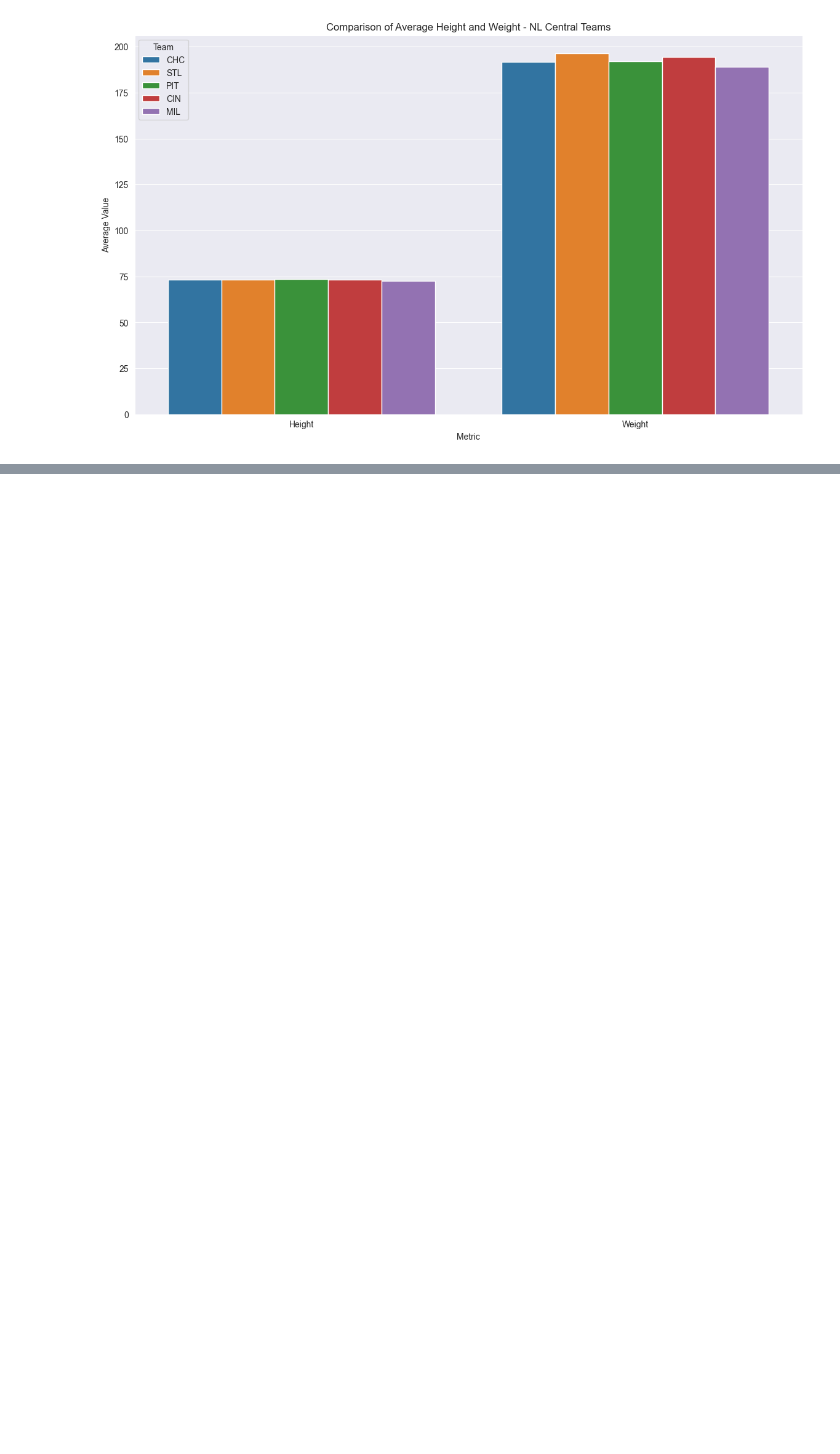
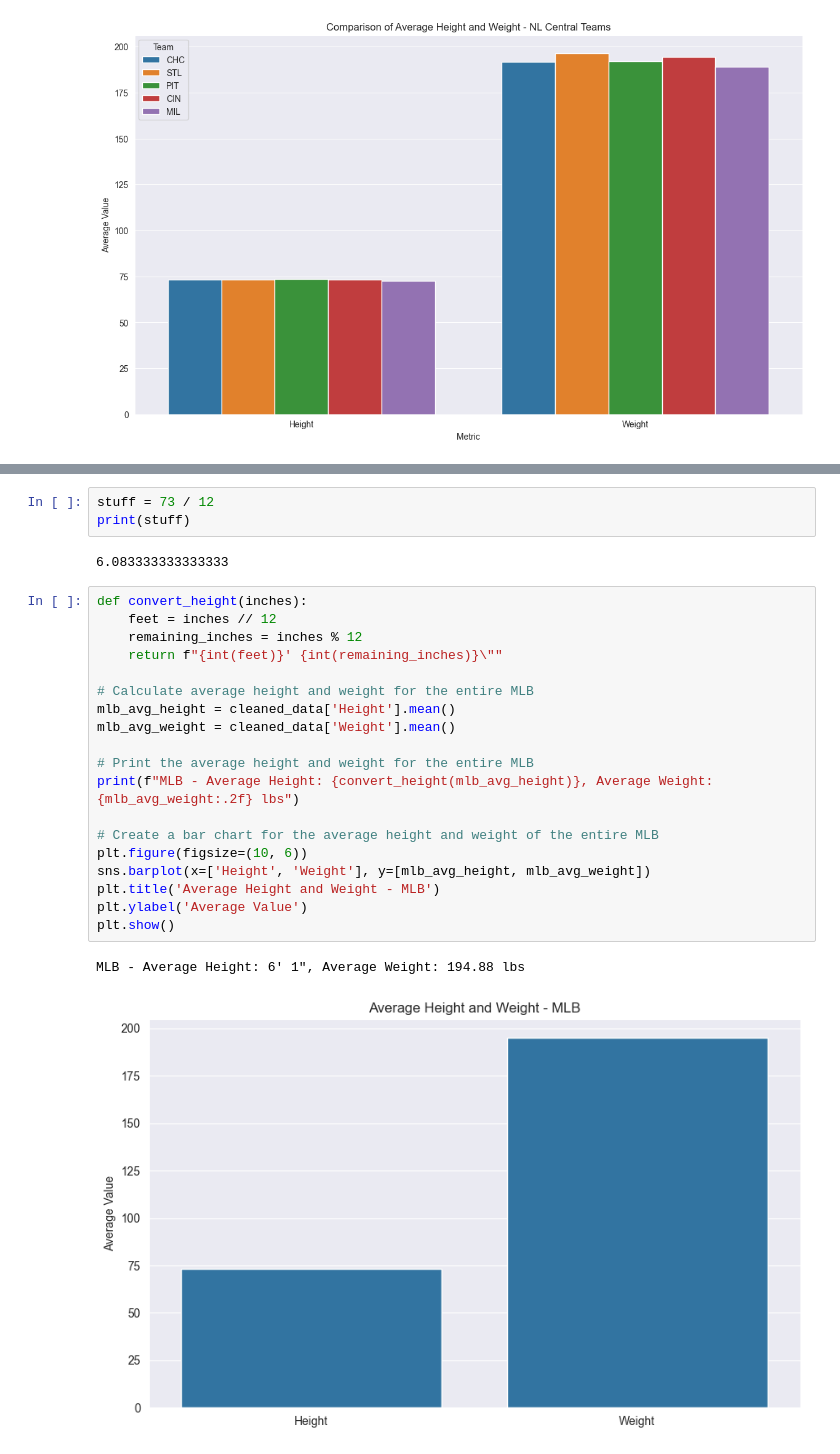
Before and after one commit to avidcyclist/baseball_data, a Jupyter notebook: data/all_players_messing_around.ipynb, the cells around one changed output, grey strips where cells are left out. Drawn from its saved outputs; the diff is of its cells as text; blank space fills up the shorter version.

```diff
--- a/data/all_players_messing_around.ipynb
+++ b/data/all_players_messing_around.ipynb
@@ -284,0 +285,27 @@ print(f"Milwaukee Brewers - Average Height: {mil_avg_height:.2f}, Average Weight
+# %%
+stuff = 73 / 12
+print(stuff)
+# %% [output]
+6.083333333333333
+# %%
+def convert_height(inches):
+    feet = inches // 12
+    remaining_inches = inches % 12
+    return f"{int(feet)}' {int(remaining_inches)}\""
+
+# Calculate average height and weight for the entire MLB
+mlb_avg_height = cleaned_data['Height'].mean()
+mlb_avg_weight = cleaned_data['Weight'].mean()
+
+# Print the average height and weight for the entire MLB
+print(f"MLB - Average Height: {convert_height(mlb_avg_height)}, Average Weight: {mlb_avg_weight:.2f} lbs")
+
+# Create a bar chart for the average height and weight of the entire MLB
+plt.figure(figsize=(10, 6))
+sns.barplot(x=['Height', 'Weight'], y=[mlb_avg_height, mlb_avg_weight])
+plt.title('Average Height and Weight - MLB')
+plt.ylabel('Average Value')
+plt.show()
+# %% [output]
+MLB - Average Height: 6' 1", Average Weight: 194.88 lbs
+[figure, added]
```
Also changed, not shown: parts of 9 cells of this notebook.
